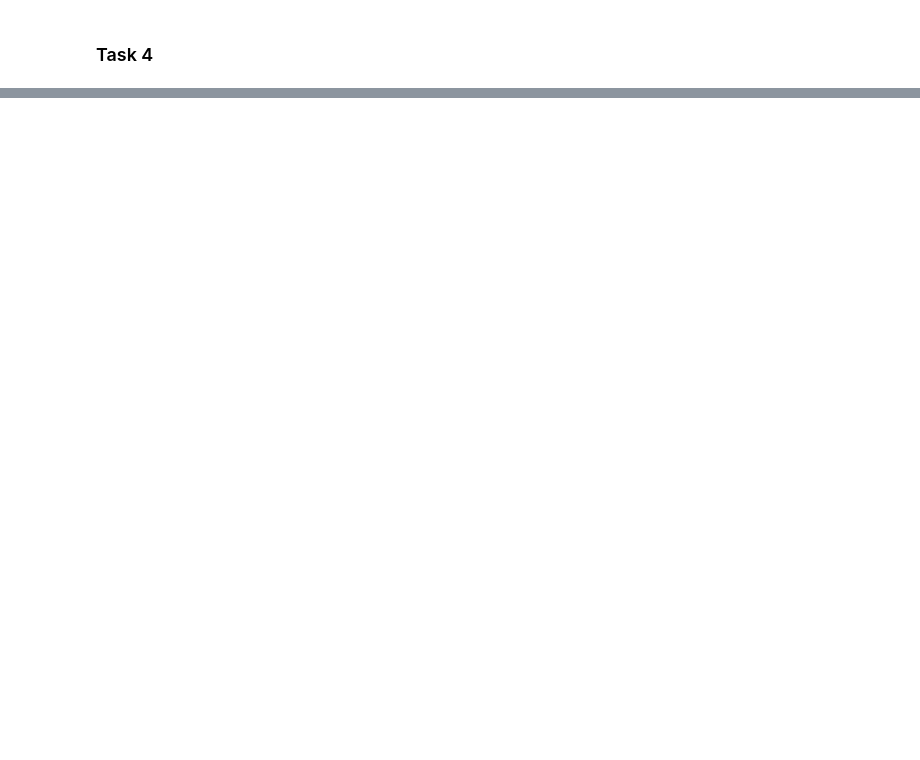
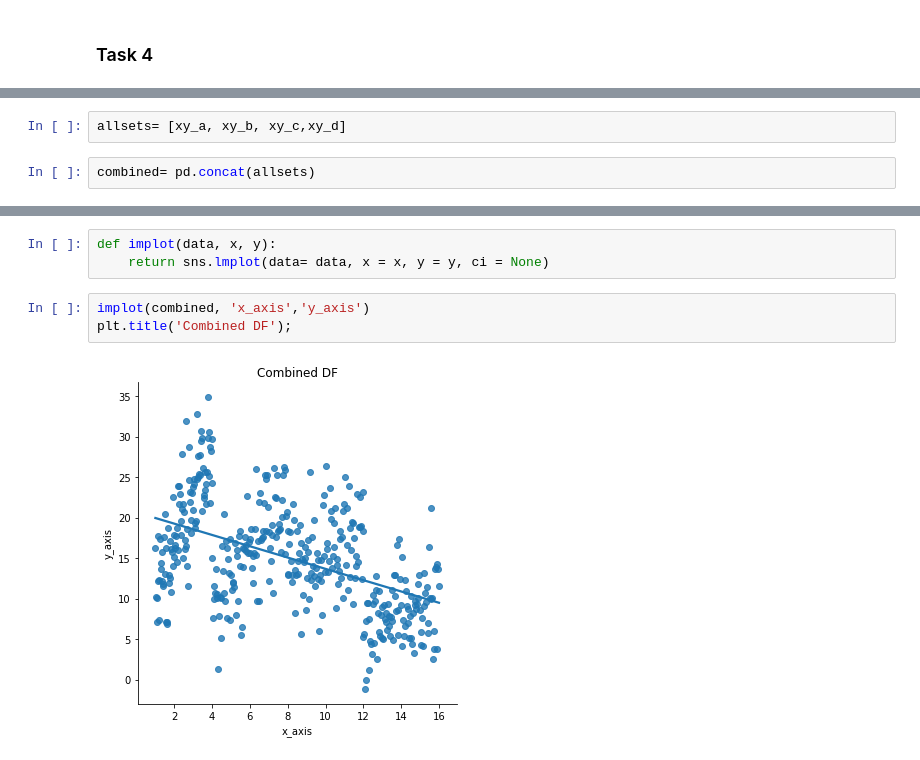
Before and after one commit to ComeOnTaBlazes/FoDA-Tasks, a Jupyter notebook: Dat Analysis Assessment.ipynb, the cells around one changed output, grey strips where cells are left out. Drawn from its saved outputs; the diff is of its cells as text; blank space fills up the shorter version.

```diff
--- a/Dat Analysis Assessment.ipynb
+++ b/Dat Analysis Assessment.ipynb
@@ -223,0 +325,4 @@ array([ 1,  1,  1,  6, 12, 12, 15, 28, 31, 54, 38, 61, 52, 63, 91, 70, 77,
+# %%
+allsets= [xy_a, xy_b, xy_c,xy_d]
+# %%
+combined= pd.concat(allsets)
@@ -223,0 +331,8 @@ array([ 1,  1,  1,  6, 12, 12, 15, 28, 31, 54, 38, 61, 52, 63, 91, 70, 77,
+# %%
+def implot(data, x, y):
+    return sns.lmplot(data= data, x = x, y = y, ci = None)
+# %%
+implot(combined, 'x_axis','y_axis')
+plt.title('Combined DF');
+# %% [output]
+[figure, added]
```
Also changed, not shown: parts of 66 cells of this notebook, 2 other files.
